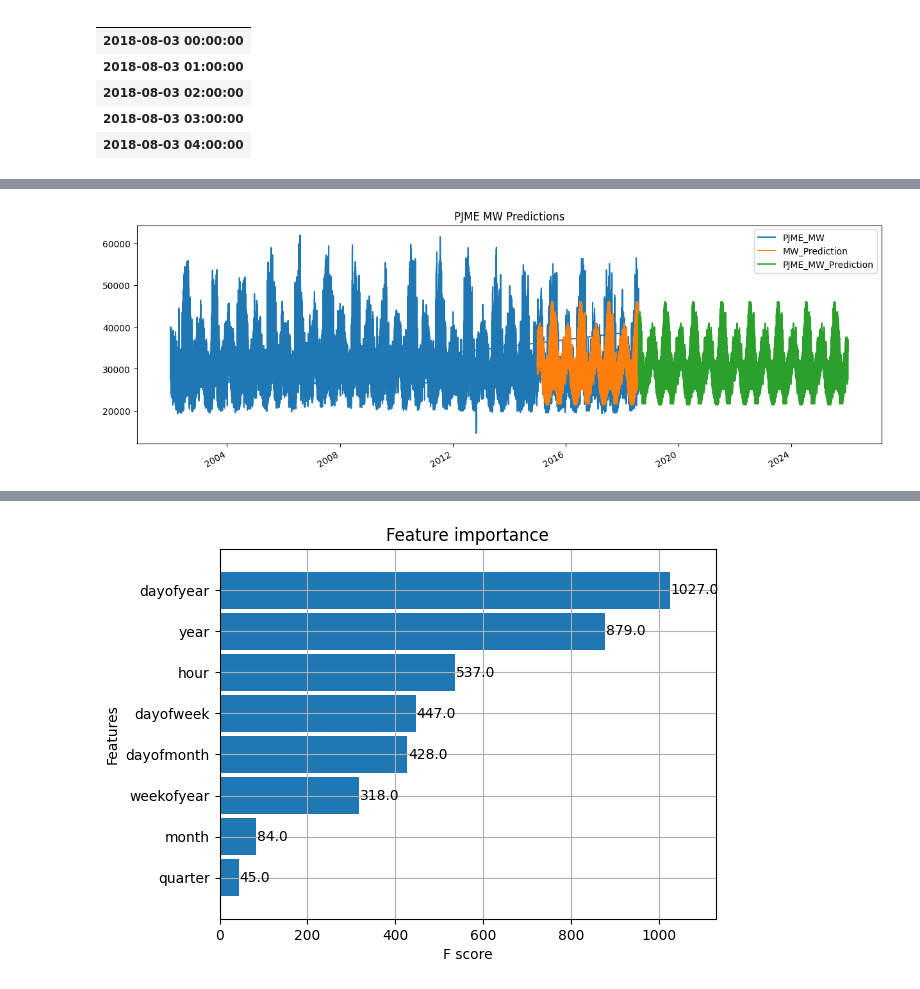
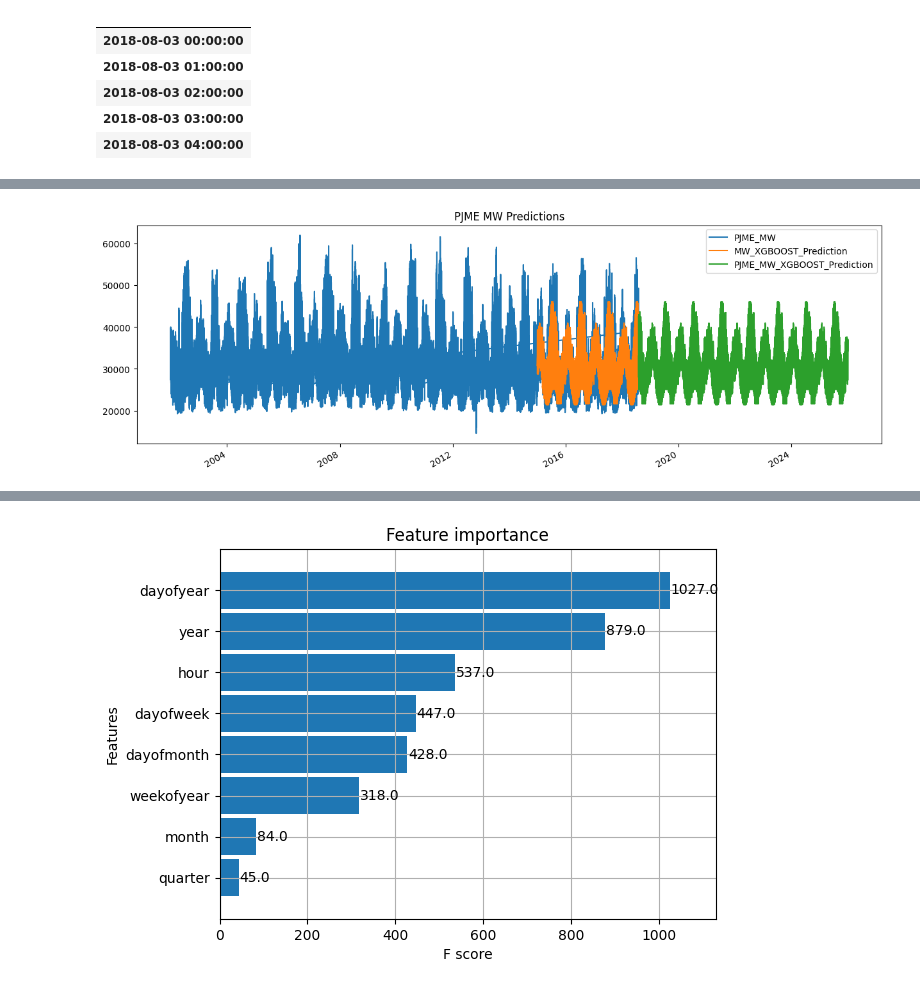
Before and after one commit to Generickle/credit-card-forecasting, a Jupyter notebook: CreditCardPurchaseHistoryForecasting.ipynb, the cells around one changed output, grey strips where cells are left out. Drawn from its saved outputs; the diff is of its cells as text; code cells hidden in the pictures.

Commit message:
PJME hourly forecasting XGBoost

```diff
--- a/CreditCardPurchaseHistoryForecasting.ipynb
+++ b/CreditCardPurchaseHistoryForecasting.ipynb
@@ -251,0 +274,4 @@ MAPE: 0.09239324261253785
+# %%
+pjme_hourly_data_test['MW_XGBOOST_Prediction'] = pjme_hourly_xgboost_forecast
+
+pjme_hourly_data_test
@@ -252,6 +293,5 @@ MAPE: 0.09239324261253785
 # %%
-pjme_hourly_data_test['MW_Prediction'] = pjme_hourly_xgboost_forecast
-pjme_hourly_all = pd.concat([pjme_hourly_data_test, pjme_hourly_data_train], sort=False)
+pjme_hourly_xgboost_all = pd.concat([pjme_hourly_data_test, pjme_hourly_data_train], sort=False)
 
-_ = pjme_hourly_all[['PJME_MW','MW_Prediction']].plot(figsize=(15, 5))
+_ = pjme_hourly_xgboost_all[['PJME_MW','MW_XGBOOST_Prediction']].plot(figsize=(15, 5))
 # %% [output]
@@ -290,7 +330,7 @@ pjme_hourly_future_features = create_features(pjme_hourly_future_data)
 pjme_hourly_future_forcasting = pjme_hourly_xgboost_model.predict(pjme_hourly_future_features)
 
 # Add the predictions to the future dataframe
-pjme_hourly_future_data['PJME_MW_Prediction'] = pjme_hourly_future_forcasting
+pjme_hourly_future_data['PJME_MW_XGBOOST_Prediction'] = pjme_hourly_future_forcasting
 
 # Display the future dataframe with predictions
 pjme_hourly_future_data.head()
@@ -304,12 +344,12 @@ pjme_hourly_future_data.head()
 # %%
 # Add future predictions to the combined dataframe
 pjme_hourly_all = pd.concat([pjme_hourly_data_test, pjme_hourly_data_train, pjme_hourly_future_data], sort=False)
 
 # Plot the actual and predicted values including future predictions
-_ = pjme_hourly_all[['PJME_MW', 'MW_Prediction', 'PJME_MW_Prediction']]\
-    .plot(figsize=(15, 5), title='PJME MW Predictions')
+_ = pjme_hourly_all[['PJME_MW', 'MW_XGBOOST_Prediction', 'PJME_MW_XGBOOST_Prediction']]\
+    .plot(figsize = (15, 5), title = 'PJME MW Predictions')
 # %% [output]
-[figure, old version]
+[figure, new version]
 # %%
 pjme_hourly_data_train
 # %% [output]
```
Also changed, not shown: parts of 15 cells of this notebook.
